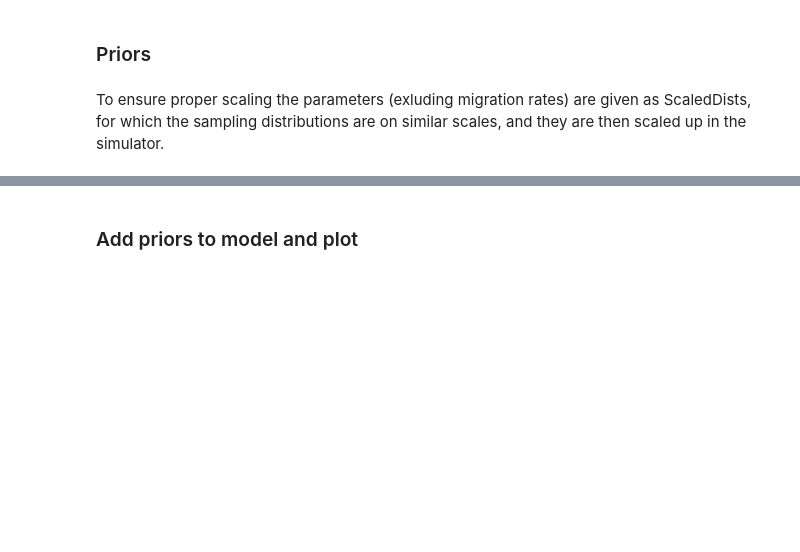
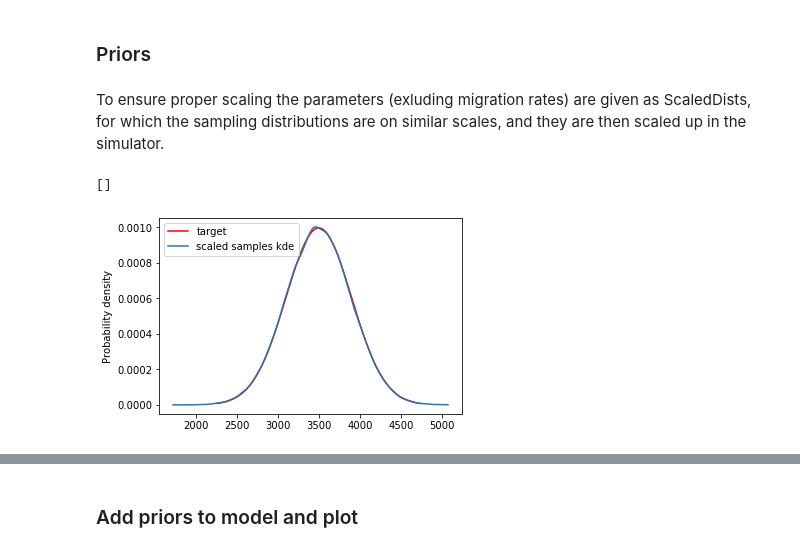
Before and after one commit to danielward27/wildcats, a Jupyter notebook: scripts/elfi_example_scaled.ipynb, the cells around one changed output, grey strips where cells are left out. Saved outputs shown, nothing was run; the diff lists cells and outputs as text; code cells hidden in the pictures; blank space fills up the shorter version.

```diff
--- a/scripts/elfi_example_scaled.ipynb
+++ b/scripts/elfi_example_scaled.ipynb
@@ -56,0 +59,8 @@ priors = {**scaled_priors, **mig_rate_priors}
+# %%
+min_pop = 30
+dist = ScaledDist(scipy.stats.norm(loc=0, scale=1),
+                                           scipy.stats.norm(loc=3500, scale=400))
+dist.plot()
+# %% [output]
+[]
+[figure, added]
```
Also changed, not shown: parts of 24 cells of this notebook, 9 other files.
